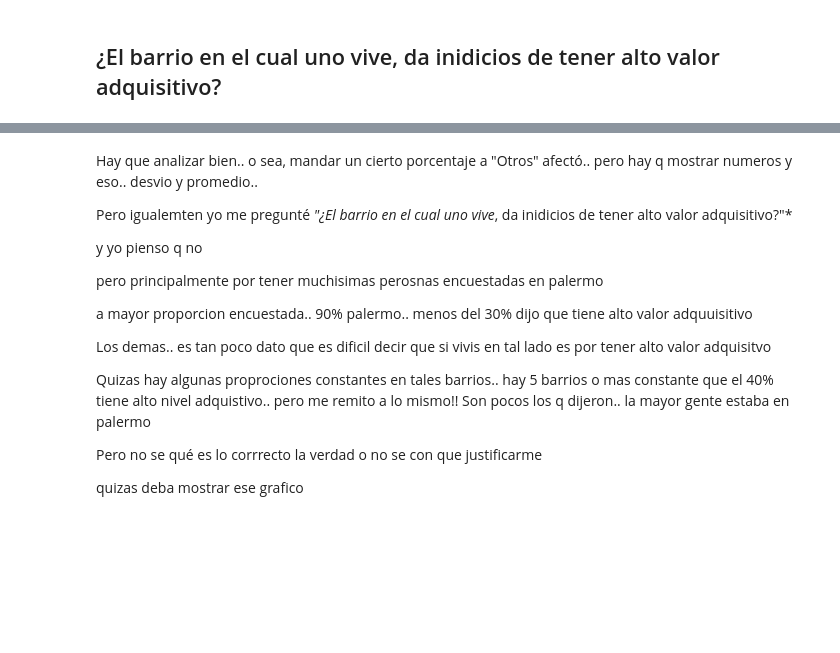
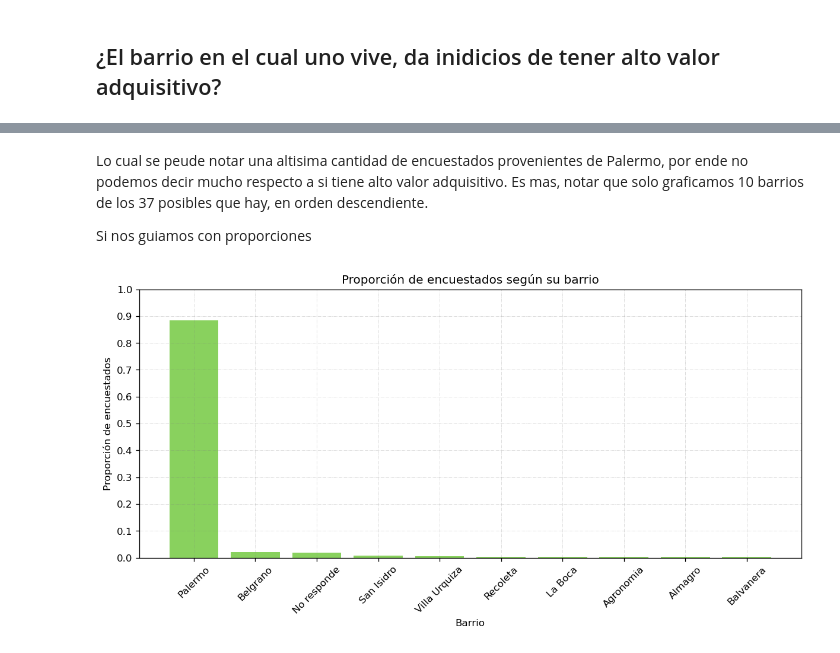
Before and after one commit to fjpacheco/machine-learning, a Jupyter notebook: version_1_playing.ipynb, the cells around one changed output, grey strips where cells are left out. Cells and saved outputs as stored; diff of their text form; code cells hidden in the pictures; blank space fills up the shorter version.

```diff
--- a/version_1_playing.ipynb
+++ b/version_1_playing.ipynb
@@ -795,18 +739,25 @@ ax.invert_yaxis()
-# %% [markdown]
-Hay que analizar bien.. o sea, mandar un cierto porcentaje a "Otros" afectó.. pero hay q mostrar numeros y eso.. desvio y promedio..
-
-Pero igualemten yo me pregunté *"¿El barrio en el cual uno vive*, da inidicios de tener alto valor adquisitivo?"*
-
-y yo pienso q no
-
-pero principalmente por tener muchisimas perosnas encuestadas en palermo
-
-a mayor proporcion encuestada.. 90% palermo.. menos del 30% dijo que tiene alto valor adquuisitivo
-
-Los demas.. es tan poco dato que es dificil decir que si vivis en tal lado es por tener alto valor adquisitvo
-
-Quizas hay algunas proprociones constantes en tales barrios.. hay 5 barrios o mas constante que el 40% tiene alto nivel adquistivo.. pero me remito a lo mismo!! Son pocos los q dijeron.. la mayor gente estaba en palermo
-
-Pero no se qué es lo corrrecto la verdad o no se con que justificarme
-
-quizas deba mostrar ese grafico
+# %% [markdown]
+Lo cual se peude notar una altisima cantidad de encuestados provenientes de Palermo, por ende no podemos decir mucho respecto a si tiene alto valor adquisitivo. Es mas, notar que solo graficamos 10 barrios de los 37 posibles que hay, en orden descendiente.
+
+Si nos guiamos con proporciones
+# %%
+cantidad_barrios_visualizados = 10
+
+plt.figure(dpi=120,figsize =(12, 5))
+barrios = (
+    df['barrio']
+    .value_counts(normalize=True)
+    .sort_values(ascending=False)
+)
+ax = plt.bar(barrios.iloc[:cantidad_barrios_visualizados].index, barrios.iloc[:cantidad_barrios_visualizados].values, color = '#89D15E')
+
+plt.grid(b = True, color ='grey', linestyle ='-.', linewidth = 0.5, alpha = 0.3)
+
+plt.ylabel("Proporción de encuestados")
+plt.xlabel("Barrio")
+plt.title("Proporción de encuestados según su barrio")
+plt.xticks(rotation=45)
+plt.yticks(np.arange(0,1.1, 0.1))
+plt.show()
+# %% [output]
+[figure, added]
```
Also changed, not shown: parts of 18 cells of this notebook.
